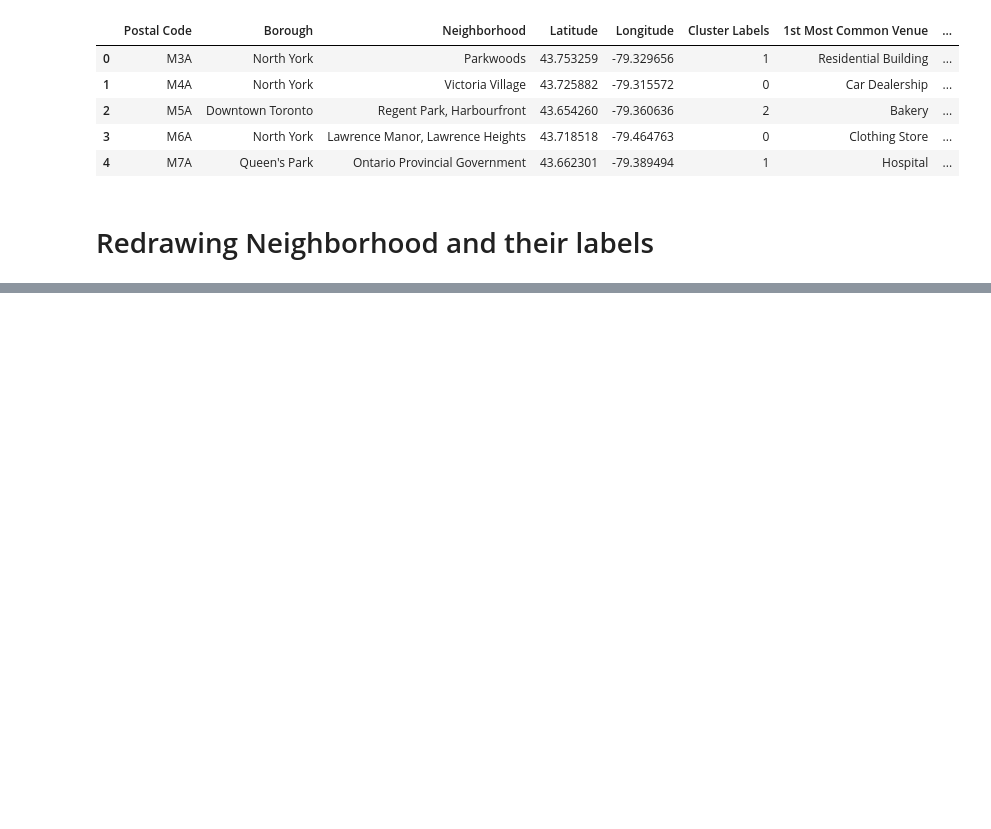
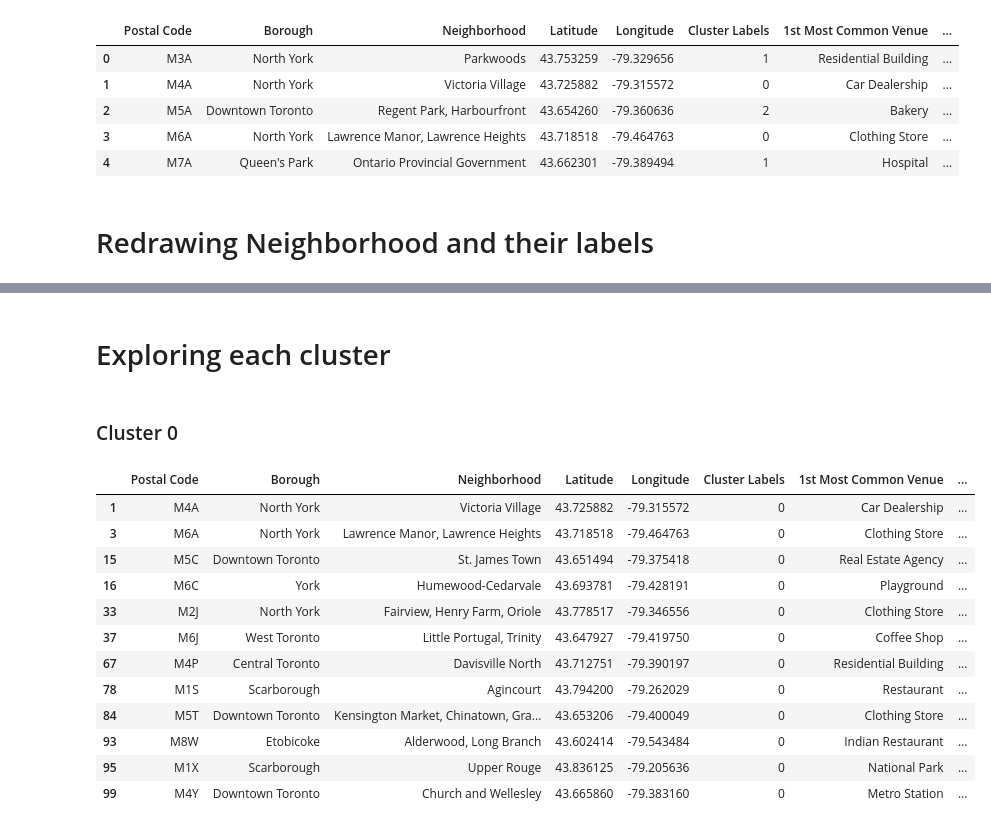
Before and after one commit to joseduno/Coursera_Capstone, a Jupyter notebook: Week 3.ipynb, the cells around one changed output, grey strips where cells are left out. Drawn from its saved outputs; the diff is of its cells as text; code cells hidden in the pictures; blank space fills up the shorter version.

```diff
--- a/Week 3.ipynb
+++ b/Week 3.ipynb
@@ -409,3 +409,23 @@ for lat, lon, poi, cluster in zip(toronto_merged['Latitude'], toronto_merged['Lo
 map_clusters
 # %% [output]
 [interactive output not drawn]
+# %% [markdown]
+# Exploring each cluster
+# %% [markdown]
+### Cluster 0
+# %%
+toronto_merged[toronto_merged['Cluster Labels'] == 0]
+# %% [output]
+|  | Postal Code | Borough | Neighborhood | Latitude | Longitude | Cluster Labels | 1st Most Common Venue | ... |
+| 1 | M4A | North York | Victoria Village | 43.725882 | -79.315572 | 0 | Car Dealership | ... |
+| 3 | M6A | North York | Lawrence Manor, Lawrence Heights | 43.718518 | -79.464763 | 0 | Clothing Store | ... |
+| 15 | M5C | Downtown Toronto | St. James Town | 43.651494 | -79.375418 | 0 | Real Estate Agency | ... |
+| 16 | M6C | York | Humewood-Cedarvale | 43.693781 | -79.428191 | 0 | Playground | ... |
+| 33 | M2J | North York | Fairview, Henry Farm, Oriole | 43.778517 | -79.346556 | 0 | Clothing Store | ... |
+| 37 | M6J | West Toronto | Little Portugal, Trinity | 43.647927 | -79.419750 | 0 | Coffee Shop | ... |
+| 67 | M4P | Central Toronto | Davisville North | 43.712751 | -79.390197 | 0 | Residential Building | ... |
+| 78 | M1S | Scarborough | Agincourt | 43.794200 | -79.262029 | 0 | Restaurant | ... |
+| 84 | M5T | Downtown Toronto | Kensington Market, Chinatown, Gra... | 43.653206 | -79.400049 | 0 | Clothing Store | ... |
+| 93 | M8W | Etobicoke | Alderwood, Long Branch | 43.602414 | -79.543484 | 0 | Indian Restaurant | ... |
+| 95 | M1X | Scarborough | Upper Rouge | 43.836125 | -79.205636 | 0 | National Park | ... |
+| 99 | M4Y | Downtown Toronto | Church and Wellesley | 43.665860 | -79.383160 | 0 | Metro Station | ... |
```
Also changed, not shown: parts of 8 cells of this notebook.
